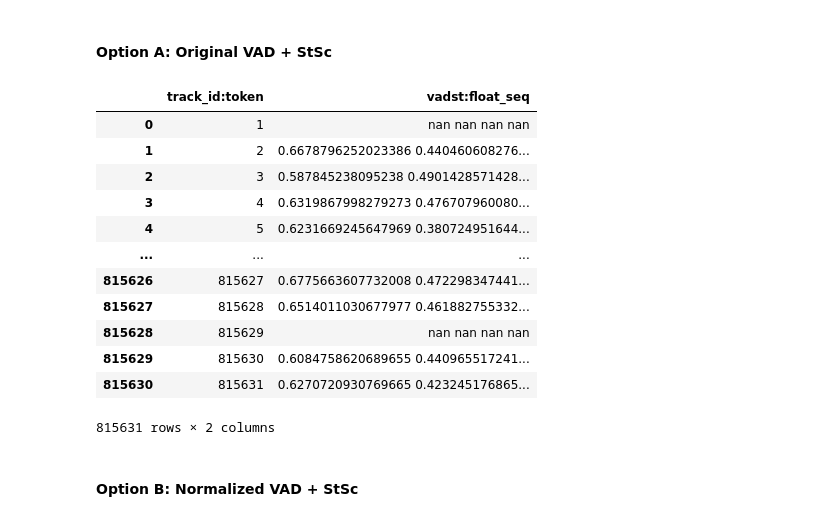
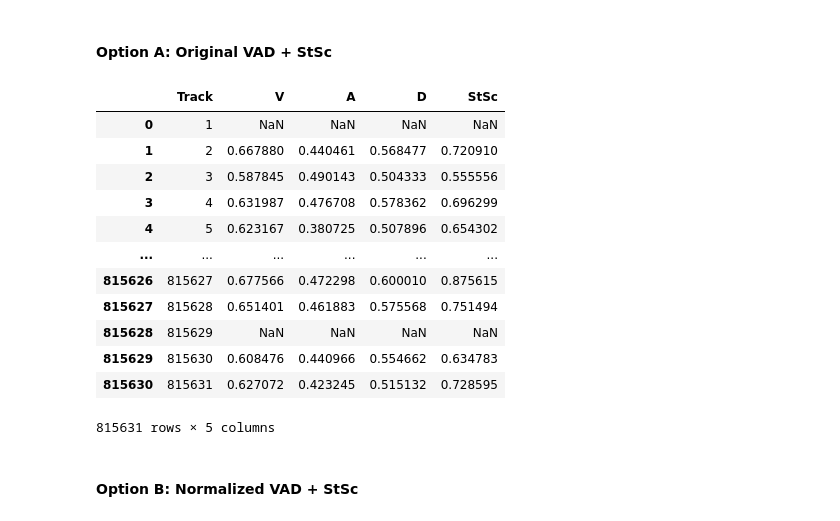
Before and after one commit to Acervans/lastfm_RS, a Jupyter notebook: lastfm_RS/backend/research/recbole_research/recbole_research.ipynb, the cells around one changed output. Saved outputs shown, nothing was run; the diff lists cells and outputs as text; code cells hidden in the pictures.

```diff
--- a/lastfm_RS/backend/research/recbole_research/recbole_research.ipynb
+++ b/lastfm_RS/backend/research/recbole_research/recbole_research.ipynb
@@ -118,26 +118,22 @@ track_all.to_csv(f'{DATA_DIR}/{LASTFM_RB}/{LASTFM_RB}.item', index=False, sep='\
 # %%
 all_vads = pd.read_csv(DATA_DIR + 'all_tracks_vads.zip', sep='\t')
 
 vads = all_vads[['Track'] + OG_COLS].copy()
-vads['VADStSc'] = vads[OG_COLS].astype(str).apply(lambda x: ' '.join(x), axis=1)
-vads.drop(columns=OG_COLS, inplace=True)
-vads.columns = RECBOLE_VAD_COLS
-
 vads
 # %% [output]
-|  | track_id:token | vadst:float_seq |
-| 0 | 1 | nan nan nan nan |
-| 1 | 2 | 0.6678796252023386 0.440460608276... |
-| 2 | 3 | 0.587845238095238 0.4901428571428... |
-| 3 | 4 | 0.6319867998279273 0.476707960080... |
-| 4 | 5 | 0.6231669245647969 0.380724951644... |
-| ... | ... | ... |
-| 815626 | 815627 | 0.6775663607732008 0.472298347441... |
-| 815627 | 815628 | 0.6514011030677977 0.461882755332... |
-| 815628 | 815629 | nan nan nan nan |
-| 815629 | 815630 | 0.6084758620689655 0.440965517241... |
-| 815630 | 815631 | 0.6270720930769665 0.423245176865... |
+|  | Track | V | A | D | StSc |
+| 0 | 1 | NaN | NaN | NaN | NaN |
+| 1 | 2 | 0.667880 | 0.440461 | 0.568477 | 0.720910 |
+| 2 | 3 | 0.587845 | 0.490143 | 0.504333 | 0.555556 |
+| 3 | 4 | 0.631987 | 0.476708 | 0.578362 | 0.696299 |
+| 4 | 5 | 0.623167 | 0.380725 | 0.507896 | 0.654302 |
+| ... | ... | ... | ... | ... | ... |
+| 815626 | 815627 | 0.677566 | 0.472298 | 0.600010 | 0.875615 |
+| 815627 | 815628 | 0.651401 | 0.461883 | 0.575568 | 0.751494 |
+| 815628 | 815629 | NaN | NaN | NaN | NaN |
+| 815629 | 815630 | 0.608476 | 0.440966 | 0.554662 | 0.634783 |
+| 815630 | 815631 | 0.627072 | 0.423245 | 0.515132 | 0.728595 |
-815631 rows × 2 columns
+815631 rows × 5 columns
 # %% [markdown]
 #### Option B: Normalized VAD + StSc
 # %%
```
Also changed, not shown: parts of 7 cells of this notebook, 8 other files.
